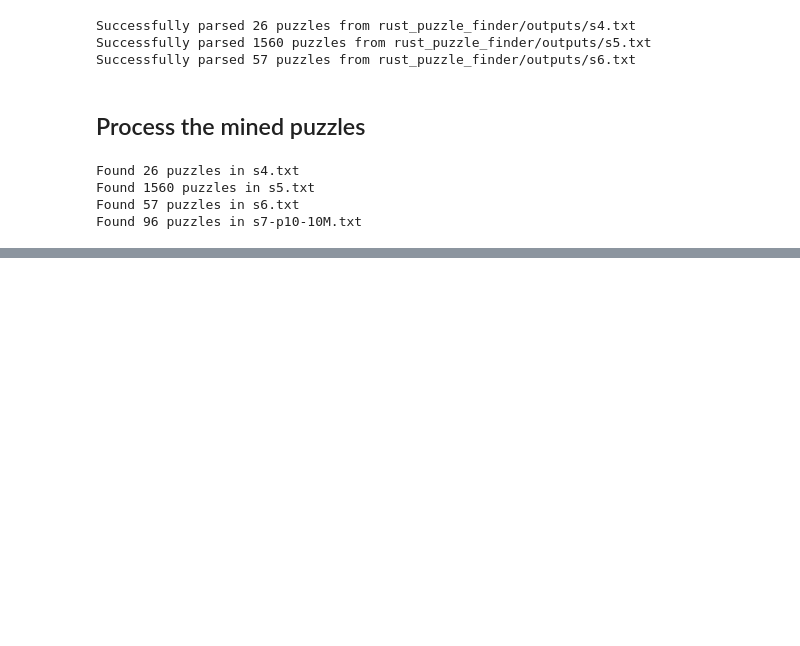
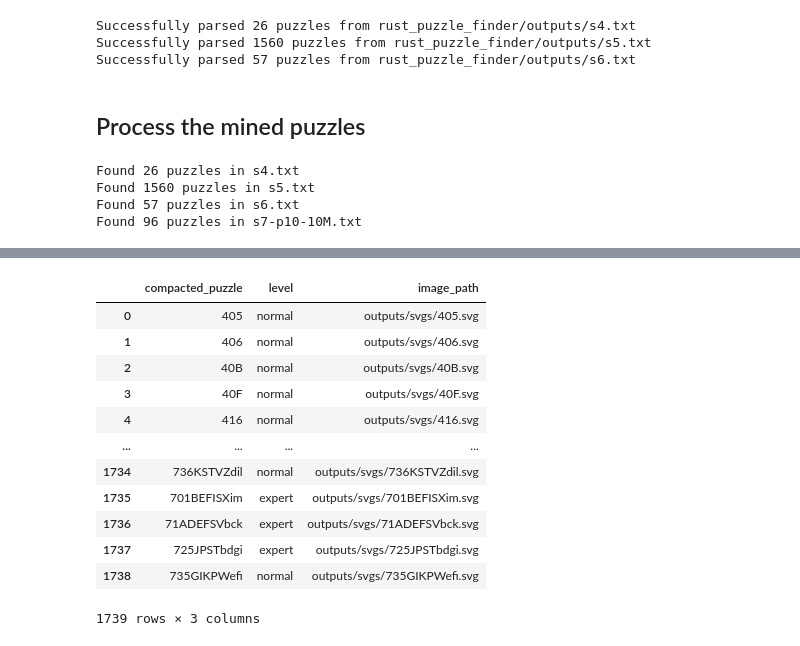
Before and after one commit to Zulko/sudodle, a Jupyter notebook: study/simulation_results.ipynb, the cells around one changed output, grey strips where cells are left out. Drawn from its saved outputs; the diff is of its cells as text; code cells hidden in the pictures; blank space fills up the shorter version.

```diff
--- a/study/simulation_results.ipynb
+++ b/study/simulation_results.ipynb
@@ -143,0 +284,19 @@ complete_latin_square_backtrack_all_solutions(
+# %%
+df = pandas.read_csv("outputs/puzzles.csv")
+df[["compacted_puzzle", "level"]].to_csv("../sudodle/public/puzzles.csv", index=False)
+# %%
+df
+# %% [output]
+|  | compacted_puzzle | level | image_path |
+| 0 | 405 | normal | outputs/svgs/405.svg |
+| 1 | 406 | normal | outputs/svgs/406.svg |
+| 2 | 40B | normal | outputs/svgs/40B.svg |
+| 3 | 40F | normal | outputs/svgs/40F.svg |
+| 4 | 416 | normal | outputs/svgs/416.svg |
+| ... | ... | ... | ... |
+| 1734 | 736KSTVZdil | normal | outputs/svgs/736KSTVZdil.svg |
+| 1735 | 701BEFISXim | expert | outputs/svgs/701BEFISXim.svg |
+| 1736 | 71ADEFSVbck | expert | outputs/svgs/71ADEFSVbck.svg |
+| 1737 | 725JPSTbdgi | expert | outputs/svgs/725JPSTbdgi.svg |
+| 1738 | 735GIKPWefi | normal | outputs/svgs/735GIKPWefi.svg |
+1739 rows × 3 columns
```
Also changed, not shown: parts of 10 cells of this notebook, 4 other files.
